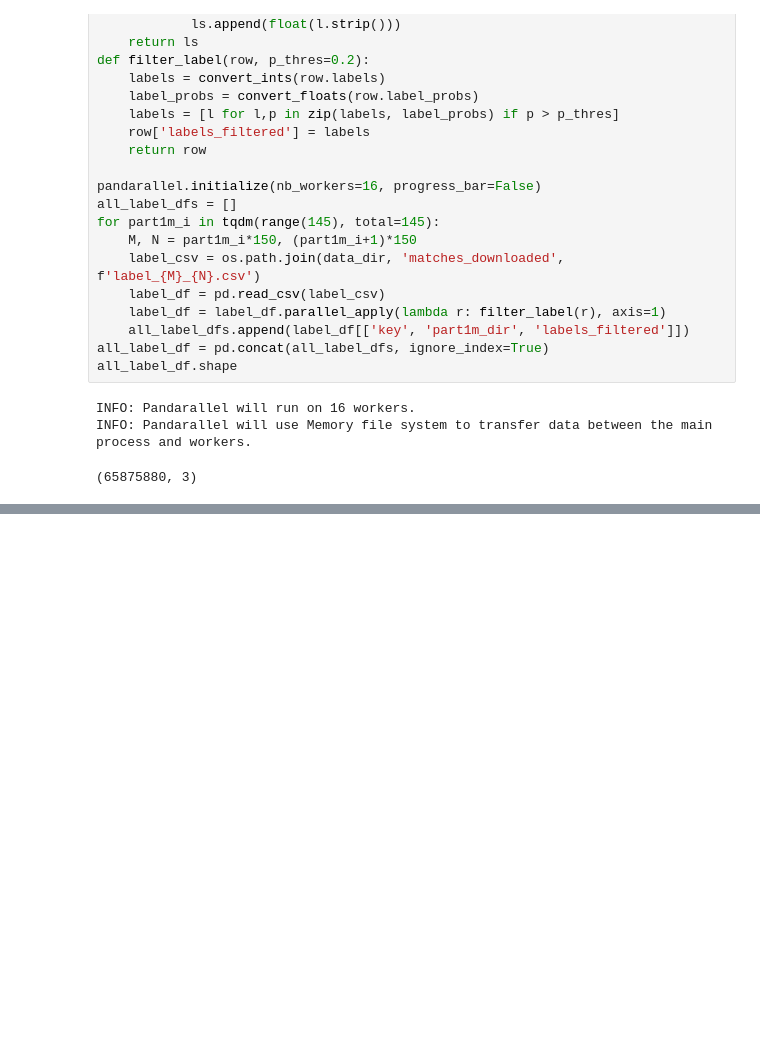
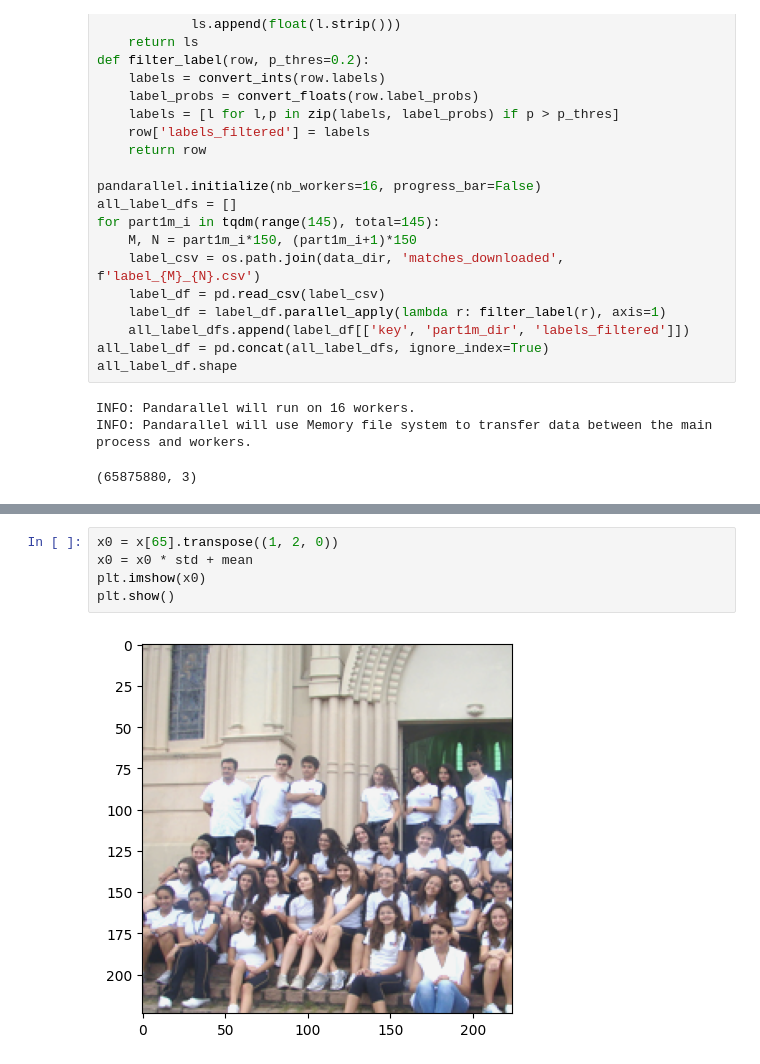
Before and after one commit to liyubrt/notebooks, a Jupyter notebook: pretrain_vit/COYO300M.ipynb, the cells around one changed output, grey strips where cells are left out. Drawn from its saved outputs; the diff is of its cells as text; blank space fills up the shorter version.

```diff
--- a/pretrain_vit/COYO300M.ipynb
+++ b/pretrain_vit/COYO300M.ipynb
@@ -385,0 +456,7 @@ all_label_df.shape
+# %%
+x0 = x[65].transpose((1, 2, 0))
+x0 = x0 * std + mean
+plt.imshow(x0)
+plt.show()
+# %% [output]
+[figure, added]
```
Also changed, not shown: parts of 21 cells of this notebook, 7 other files.
